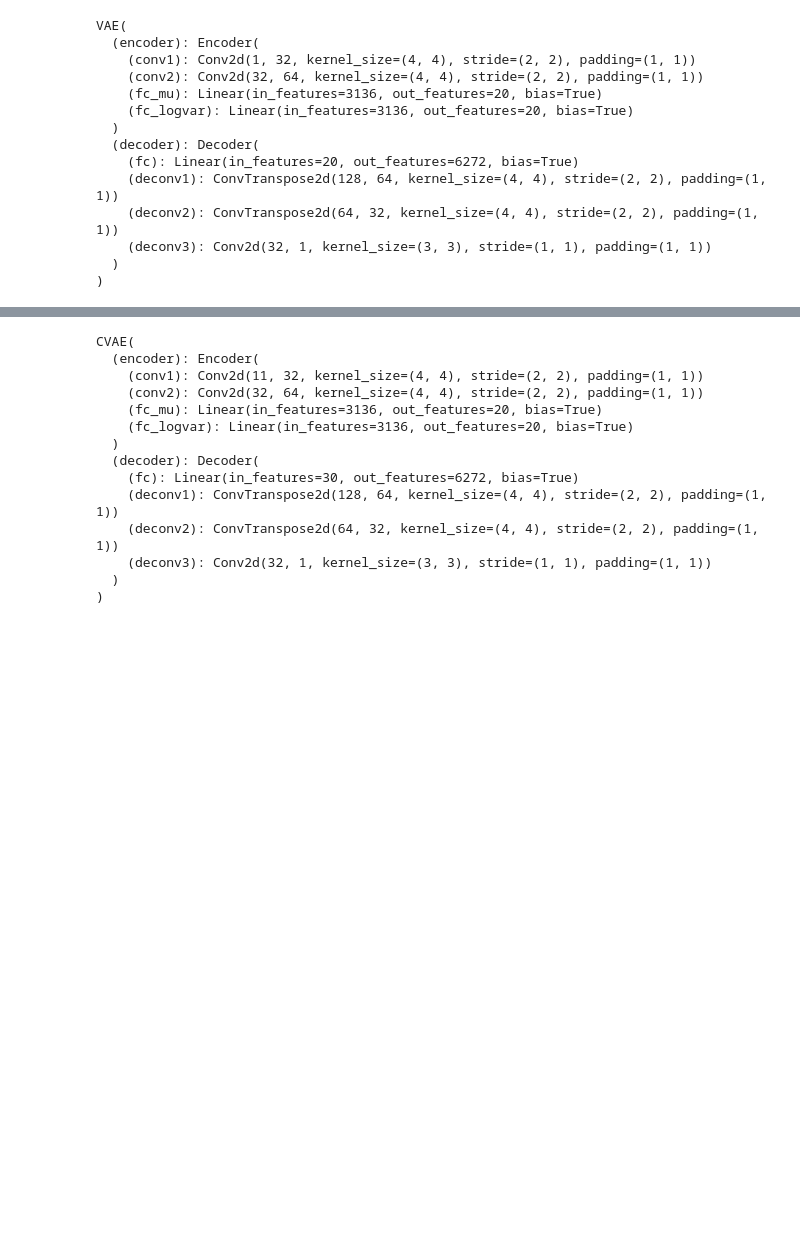
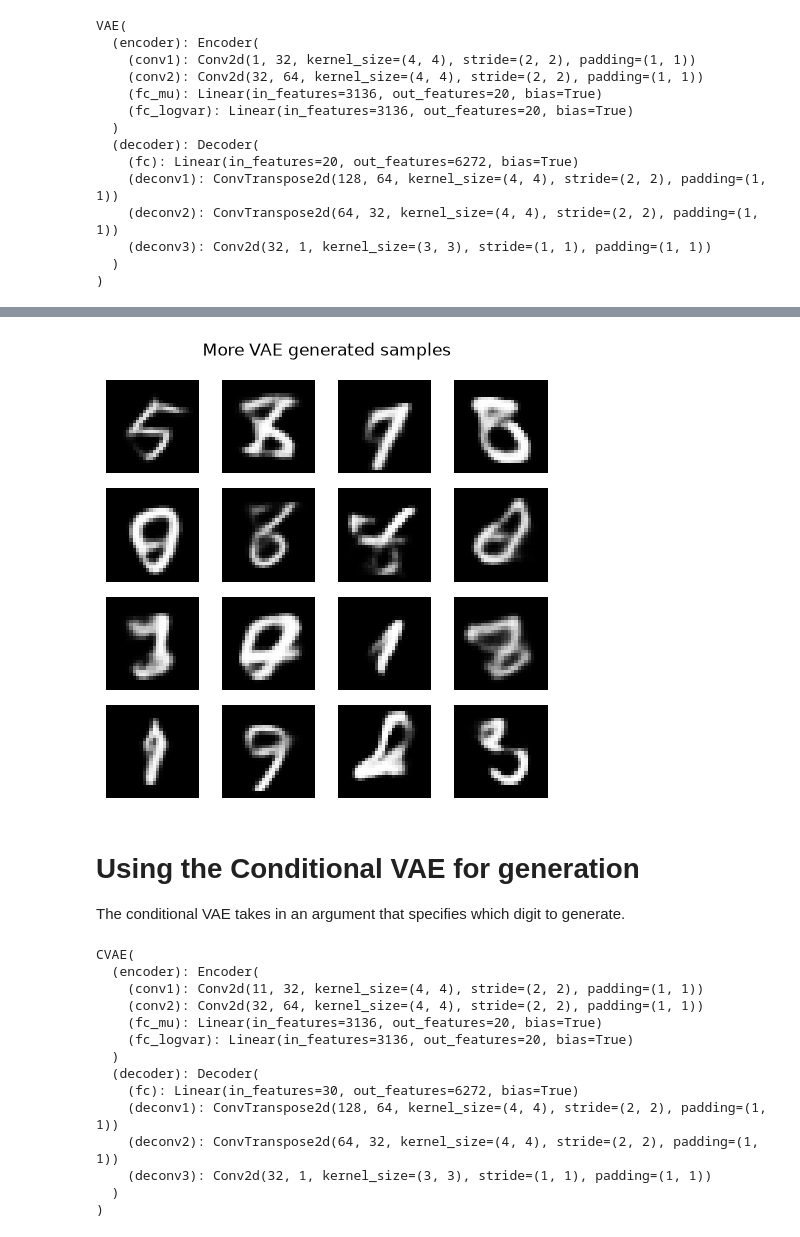
Before and after one commit to deepshiksharma/vae-mnist, a Jupyter notebook: demo.ipynb, the cells around one changed output, grey strips where cells are left out. Cells and saved outputs as stored; diff of their text form; code cells hidden in the pictures; blank space fills up the shorter version.

```diff
--- a/demo.ipynb
+++ b/demo.ipynb
@@ -38,2 +103,12 @@ VAE(
+# %%
+# Let's generate a different set of images
+images = sample_vae(vae)
+show_samples(images, "More VAE generated samples")
+# %% [output]
+[figure, added]
+# %% [markdown]
+# Using the Conditional VAE for generation
+
+The conditional VAE takes in an argument that specifies which digit to generate.
 # %%
 # Load trained model weights
```
Also changed, not shown: parts of 17 cells of this notebook, 14 other files.
